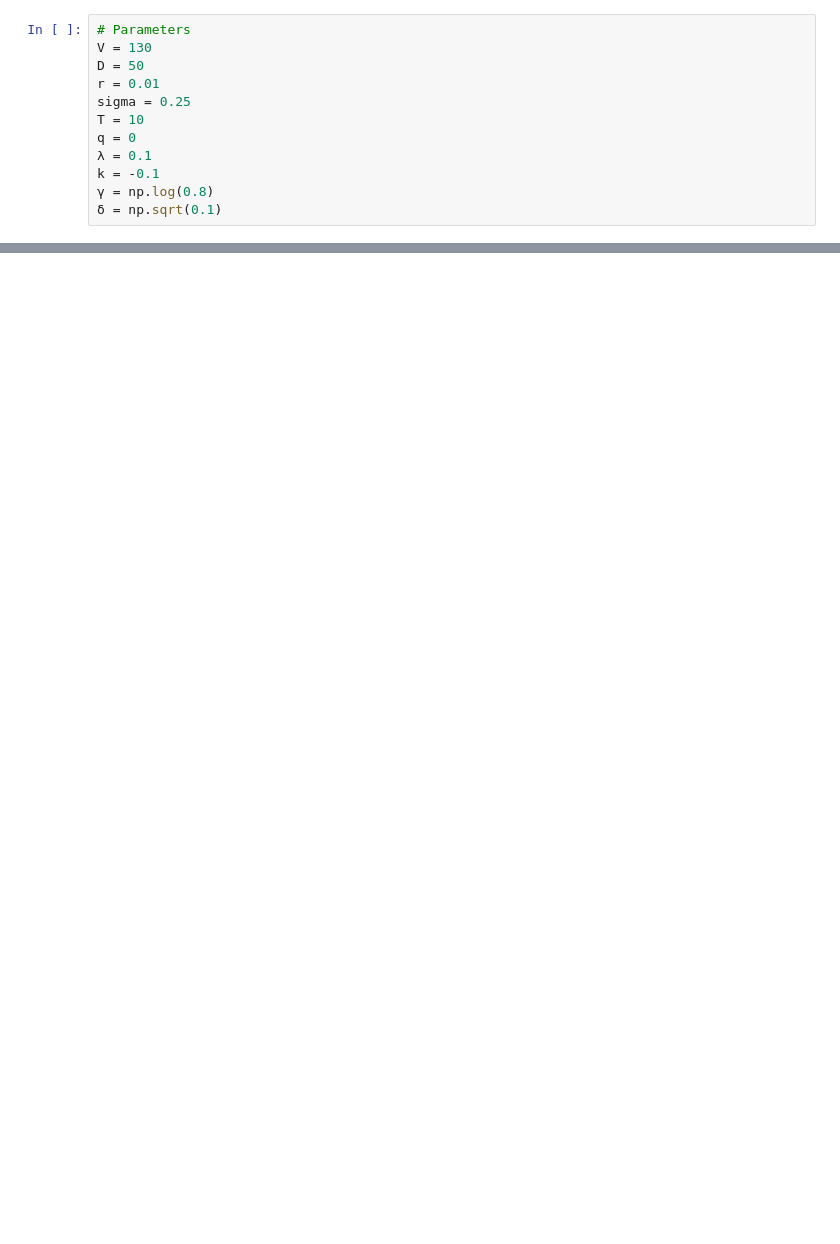
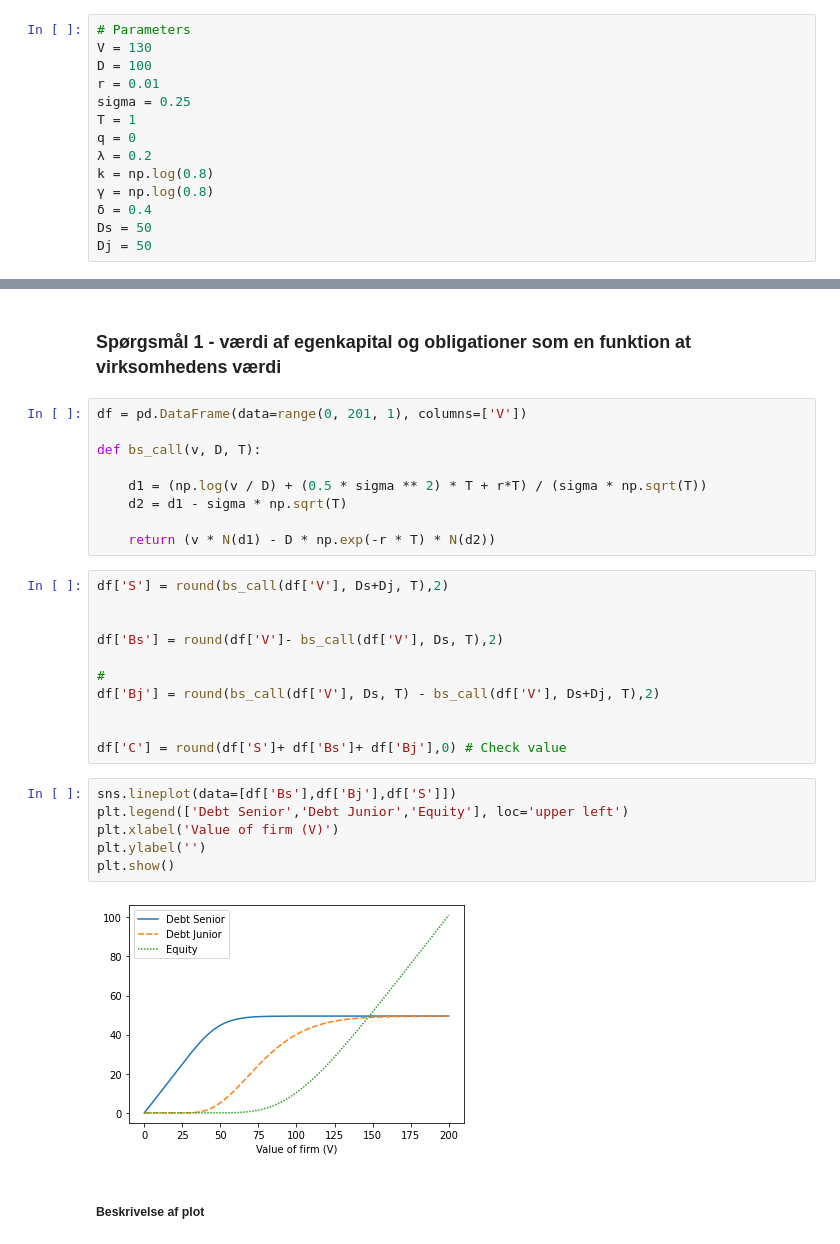
Before and after one commit to MortenWillendrup/CreditRiskModelling, a Jupyter notebook: Credit Risk Modelling/Kreditrisiko - Obligatorisk Opg 1.ipynb, the cells around one changed output, grey strips where cells are left out. Saved outputs shown, nothing was run; the diff lists cells and outputs as text; blank space fills up the shorter version.

```diff
--- a/Credit Risk Modelling/Kreditrisiko - Obligatorisk Opg 1.ipynb
+++ b/Credit Risk Modelling/Kreditrisiko - Obligatorisk Opg 1.ipynb
@@ -11,12 +13,14 @@ df1 = pd.DataFrame(data=np.linspace(0, 200, 200,  dtype=int), columns=['V'] )
 # %%
 # Parameters
 V = 130
-D = 50
+D = 100
 r = 0.01
 sigma = 0.25
-T = 10
+T = 1
 q = 0
-λ = 0.1
-k = -0.1
+λ = 0.2
+k = np.log(0.8)
 γ = np.log(0.8)
-δ = np.sqrt(0.1)
+δ = 0.4
+Ds = 50
+Dj = 50
@@ -22,0 +38,32 @@ k = -0.1
+# %% [markdown]
+### Spørgsmål 1 - værdi af egenkapital og obligationer som en funktion at virksomhedens værdi
+# %%
+df = pd.DataFrame(data=range(0, 201, 1), columns=['V'])
+
+def bs_call(v, D, T):
+
+    d1 = (np.log(v / D) + (0.5 * sigma ** 2) * T + r*T) / (sigma * np.sqrt(T))
+    d2 = d1 - sigma * np.sqrt(T)
+
+    return (v * N(d1) - D * np.exp(-r * T) * N(d2))
+# %%
+df['S'] = round(bs_call(df['V'], Ds+Dj, T),2)
+
+
+df['Bs'] = round(df['V']- bs_call(df['V'], Ds, T),2)
+
+#
+df['Bj'] = round(bs_call(df['V'], Ds, T) - bs_call(df['V'], Ds+Dj, T),2)
+
+
+df['C'] = round(df['S']+ df['Bs']+ df['Bj'],0) # Check value
+# %%
+sns.lineplot(data=[df['Bs'],df['Bj'],df['S']])
+plt.legend(['Debt Senior','Debt Junior','Equity'], loc='upper left')
+plt.xlabel('Value of firm (V)')
+plt.ylabel('')
+plt.show()
+# %% [output]
+[figure, added]
+# %% [markdown]
+##### Beskrivelse af plot
```
Also changed, not shown: parts of 23 cells of this notebook.
